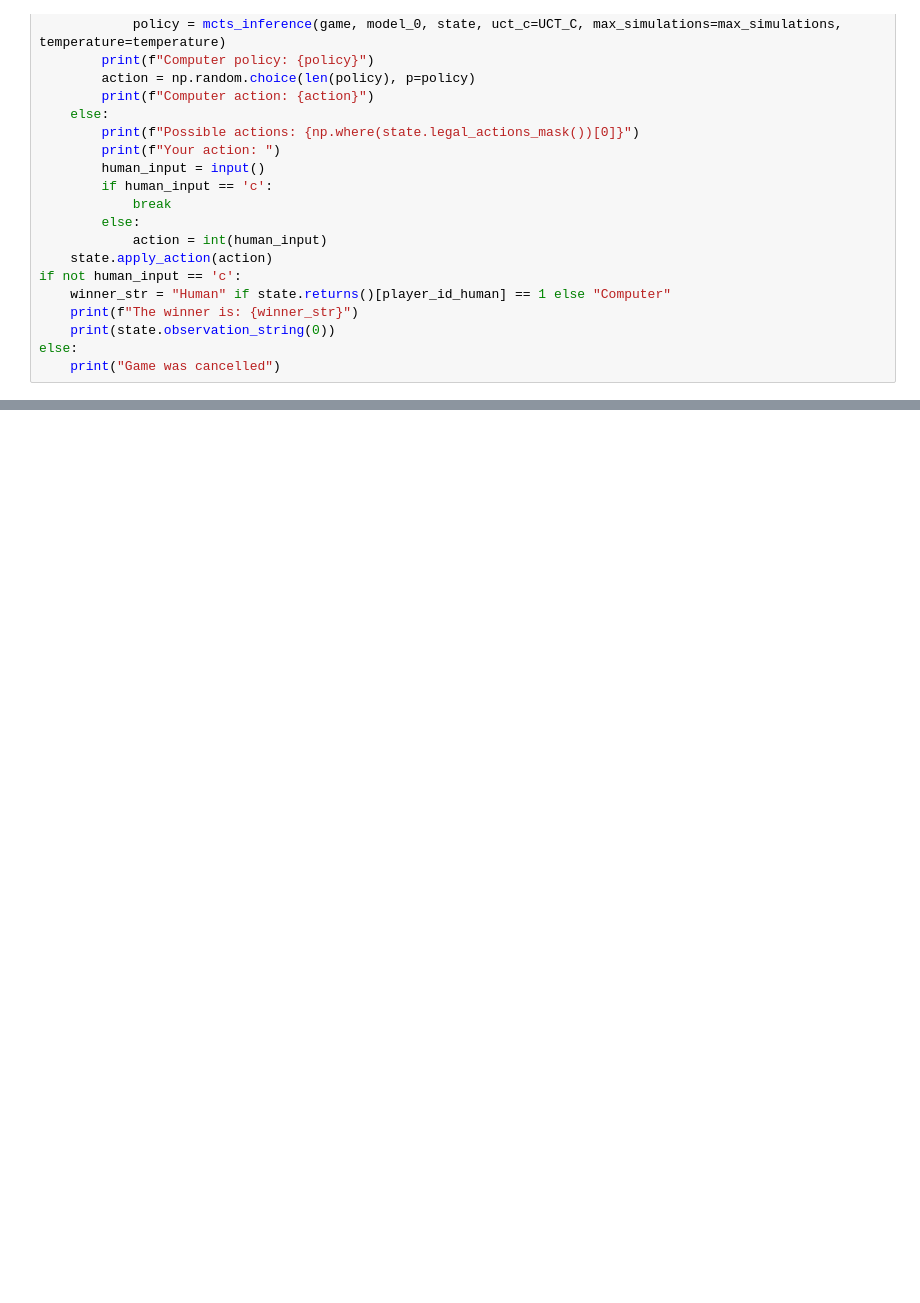
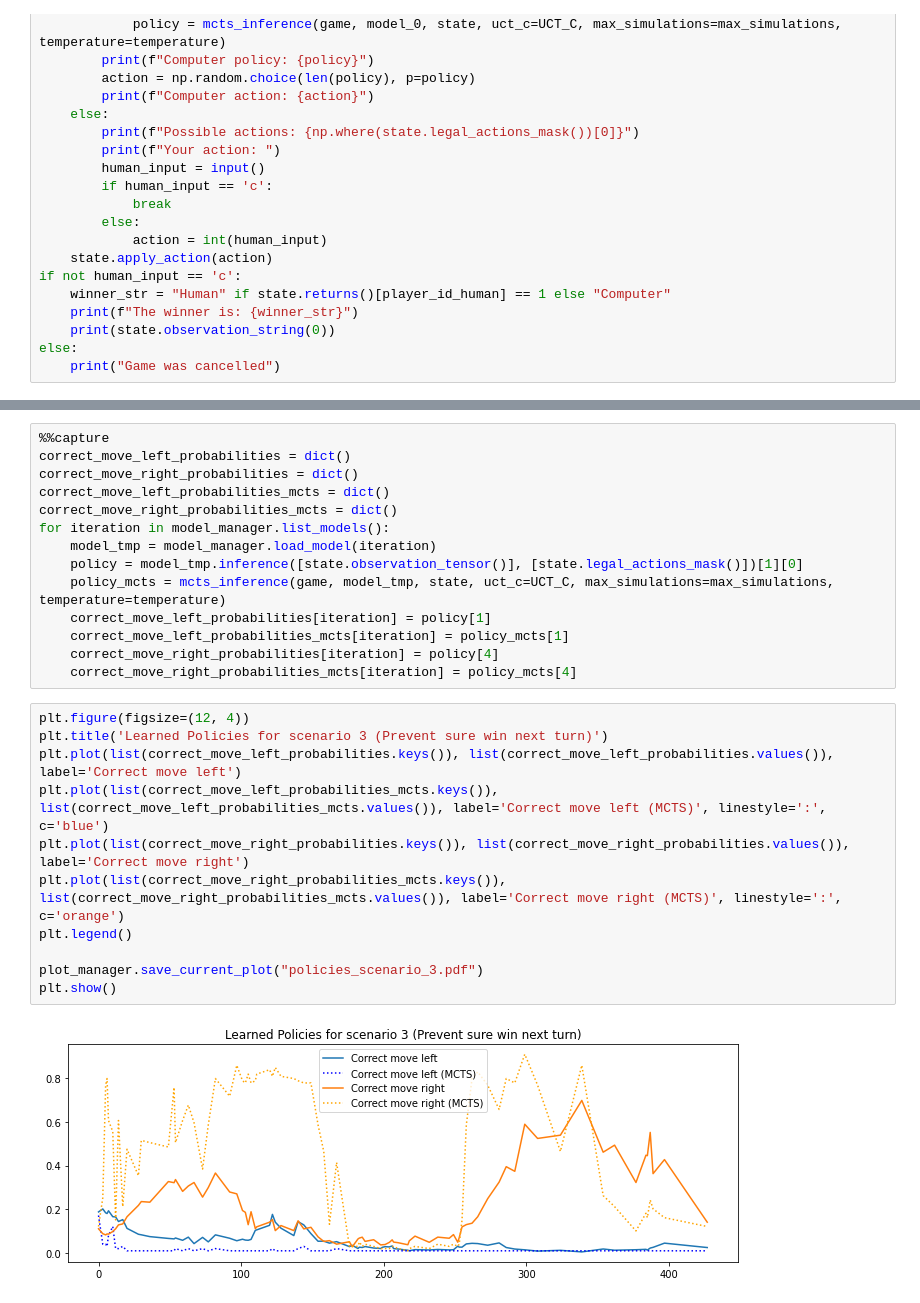
Before and after one commit to tobias-kirschstein/alpha-one, a Jupyter notebook: notebooks/evaluation/01_evaluate_alpha_zero.ipynb, the cells around one changed output, grey strips where cells are left out. Cells and saved outputs as stored; diff of their text form; blank space fills up the shorter version.

```diff
--- a/notebooks/evaluation/01_evaluate_alpha_zero.ipynb
+++ b/notebooks/evaluation/01_evaluate_alpha_zero.ipynb
@@ -97,0 +218,27 @@ else:
+# %%
+%%capture
+correct_move_left_probabilities = dict()
+correct_move_right_probabilities = dict()
+correct_move_left_probabilities_mcts = dict()
+correct_move_right_probabilities_mcts = dict()
+for iteration in model_manager.list_models():
+    model_tmp = model_manager.load_model(iteration)
+    policy = model_tmp.inference([state.observation_tensor()], [state.legal_actions_mask()])[1][0]
+    policy_mcts = mcts_inference(game, model_tmp, state, uct_c=UCT_C, max_simulations=max_simulations, temperature=temperature)
+    correct_move_left_probabilities[iteration] = policy[1]
+    correct_move_left_probabilities_mcts[iteration] = policy_mcts[1]
+    correct_move_right_probabilities[iteration] = policy[4]
+    correct_move_right_probabilities_mcts[iteration] = policy_mcts[4]
+# %%
+plt.figure(figsize=(12, 4))
+plt.title('Learned Policies for scenario 3 (Prevent sure win next turn)')
+plt.plot(list(correct_move_left_probabilities.keys()), list(correct_move_left_probabilities.values()), label='Correct move left')
+plt.plot(list(correct_move_left_probabilities_mcts.keys()), list(correct_move_left_probabilities_mcts.values()), label='Correct move left (MCTS)', linestyle=':', c='blue')
+plt.plot(list(correct_move_right_probabilities.keys()), list(correct_move_right_probabilities.values()), label='Correct move right')
+plt.plot(list(correct_move_right_probabilities_mcts.keys()), list(correct_move_right_probabilities_mcts.values()), label='Correct move right (MCTS)', linestyle=':', c='orange')
+plt.legend()
+
+plot_manager.save_current_plot("policies_scenario_3.pdf")
+plt.show()
+# %% [output]
+[figure, added]
```
Also changed, not shown: parts of 40 cells of this notebook, 19 other files.
